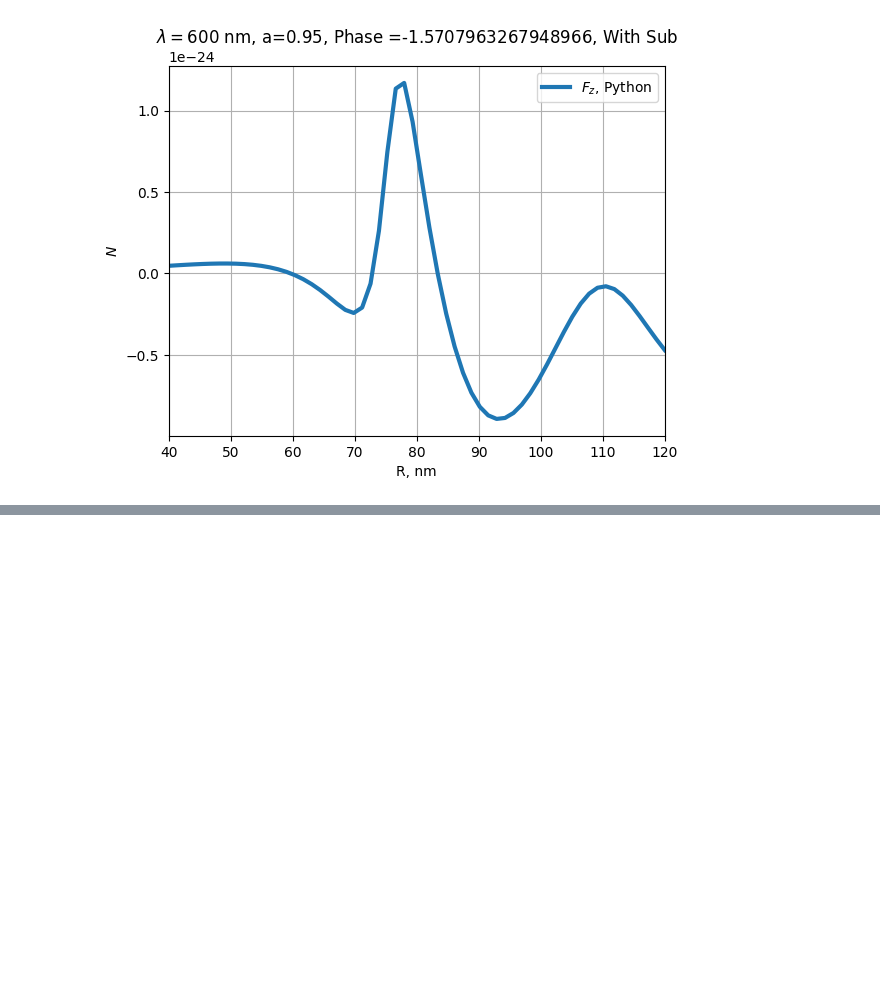
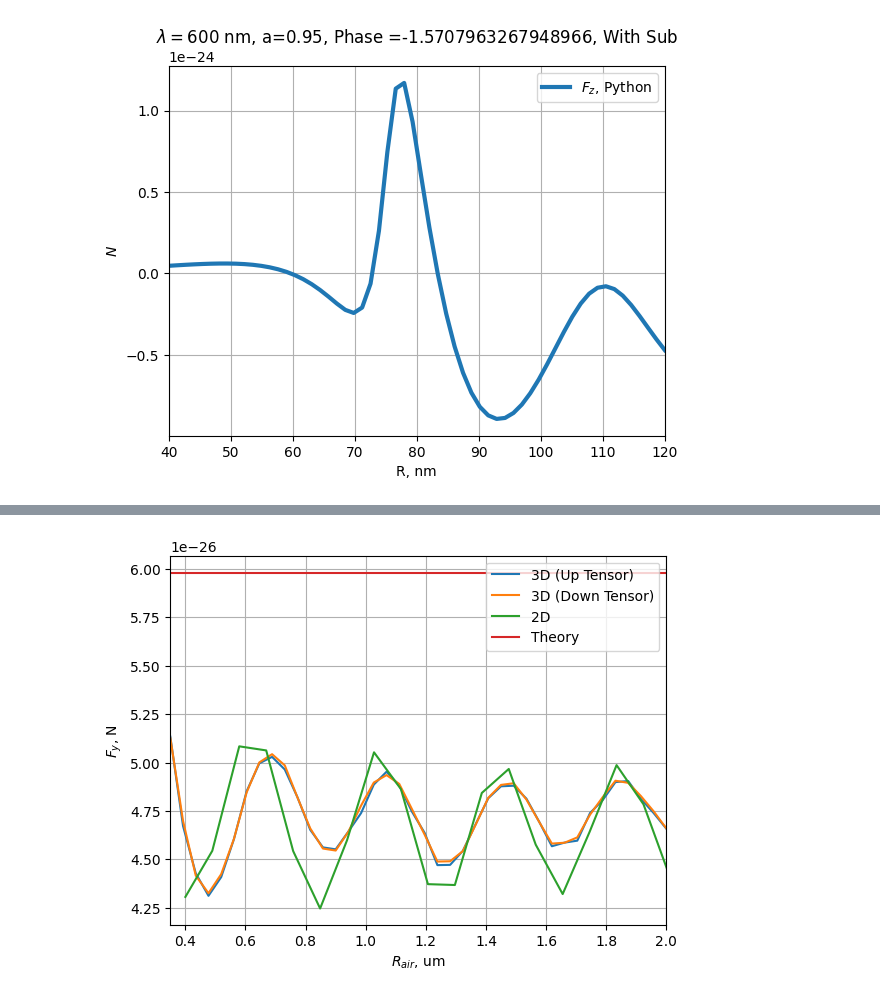
Before and after one commit to semyonbo/SPP_ANALYTICAL, a Jupyter notebook: plot.ipynb, the cells around one changed output, grey strips where cells are left out. Cells and saved outputs as stored; diff of their text form; code cells hidden in the pictures; blank space fills up the shorter version.

```diff
--- a/plot.ipynb
+++ b/plot.ipynb
@@ -630,0 +651,15 @@ plt.show()
+# %%
+plt.plot(F_test[:,0], F_test[:,2], label='3D (Up Tensor)')
+plt.plot(F_test[:,0], F_test[:,5], label='3D (Down Tensor)')
+
+plt.plot(F_test_2D[:,0]*1e6, F_test_2D[:,2], label='2D')
+
+plt.plot((F_test[0,0], F_test[-1,0]), (F[1], F[1]), label='Theory')
+plt.grid()
+plt.legend()
+plt.xlim(0.35,2)
+plt.xlabel(r'$R_{air}$, um')
+plt.ylabel('$F_y$, N')
+plt.savefig('shodimost_fy.pdf', format="pdf", bbox_inches='tight')
+# %% [output]
+[figure, added]
```
Also changed, not shown: parts of 13 cells of this notebook, 34 other files.
